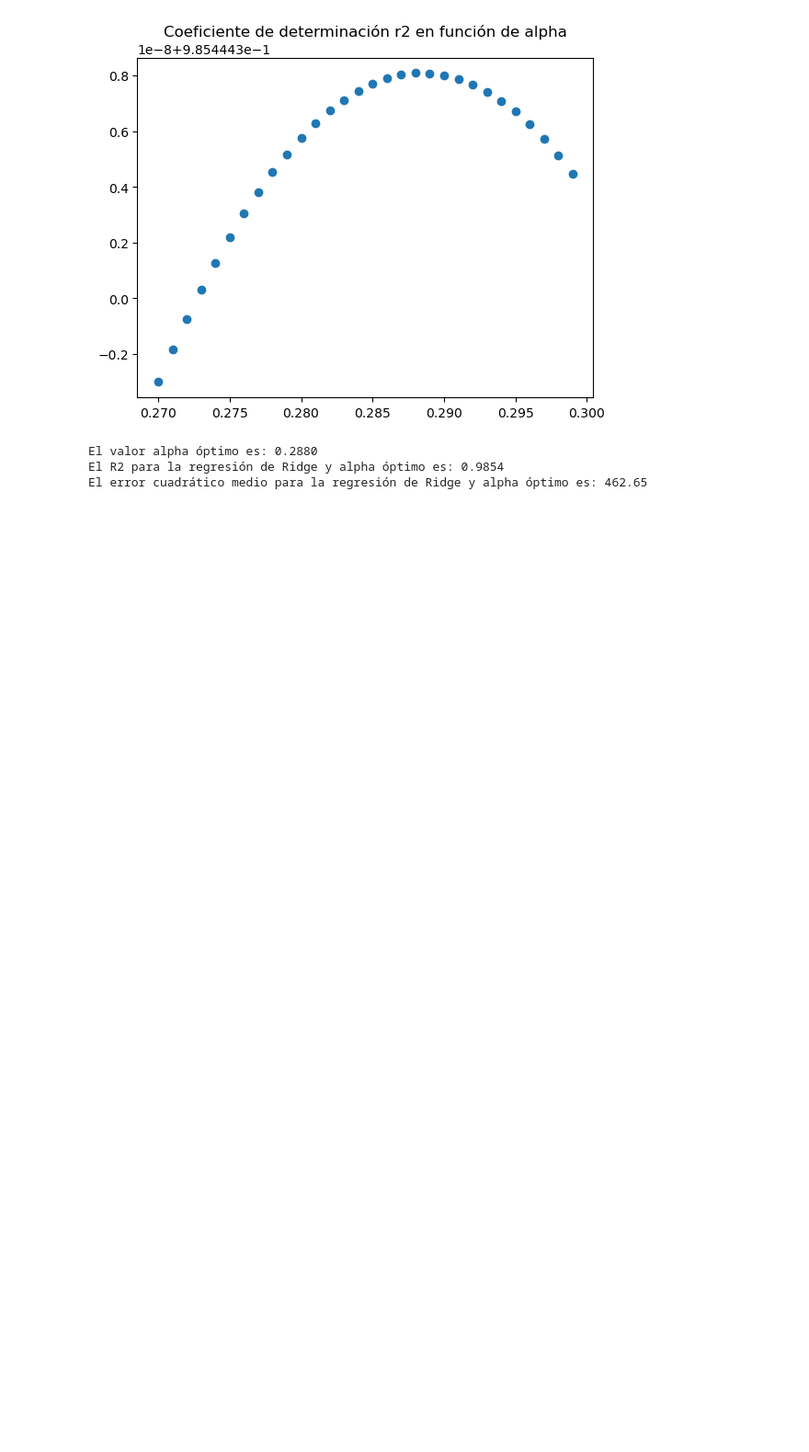
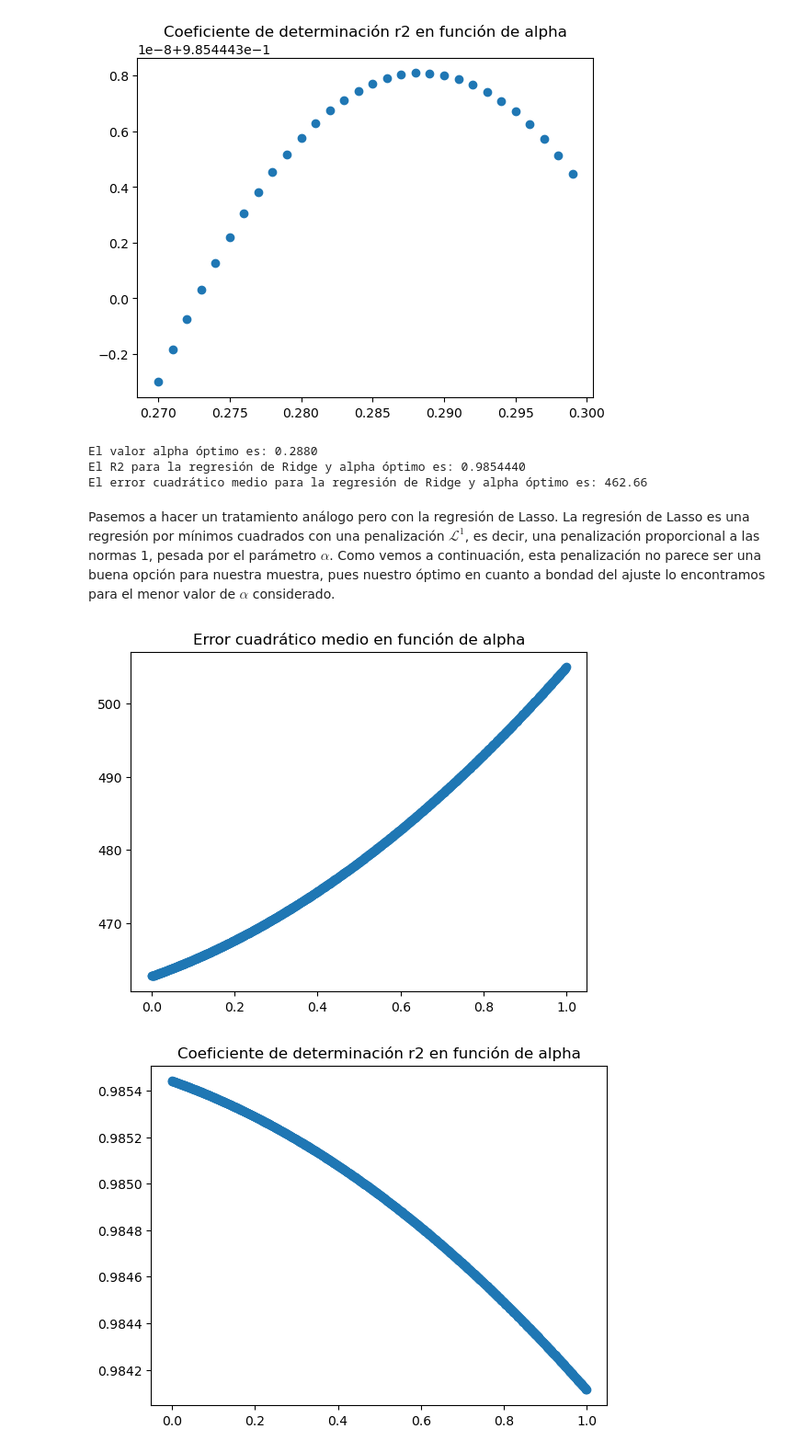
Before and after one commit to goezrro/master_jupyter_lab, a Jupyter notebook: Tec_Mult_ML/lab1/gomez_del_hierro_laboratorio.ipynb, the cells around one changed output. Shown: that part at 92% size. Drawn from its saved outputs; the diff is of its cells as text; code cells hidden in the pictures; blank space fills up the shorter version.

Commit message:
avances casi definitivos en la práctica de regresión (falta sacar el pdf)

```diff
--- a/Tec_Mult_ML/lab1/gomez_del_hierro_laboratorio.ipynb
+++ b/Tec_Mult_ML/lab1/gomez_del_hierro_laboratorio.ipynb
@@ -37,2 +42,2 @@ import matplotlib.pyplot as plt
 # %%
-semilla = 72224274
+semilla = '72224274'
@@ -42,10 +44,10 @@ digitos = [int(str(semilla)[i]) for i in range(len(str(semilla)))]
 # %%
 # definimos las variables de entrada para crear la colección de datos según se indica
-n_samples = 200 + 10 * digitos[0]
-n_features = 10 +  digitos[1] + digitos[2]
-n_informative = 10 + digitos[1]
-noise = 10 * digitos[3]
+n_samples = 200 + 10 * int(semilla[0])
+n_features = 10 +  int(semilla[1]) + int(semilla[2])
+n_informative = 10 + int(semilla[1])
+noise = 10 * int(semilla[3])
 # %%
 # generamos la colección de datos
 X, y = make_regression(n_samples=n_samples, n_features=n_features, n_informative=n_informative,
-                      bias=2, noise=noise, random_state=semilla, shuffle=False)
+                      bias=2, noise=noise, random_state=int(semilla), shuffle=False)
@@ -177,0 +214,11 @@ Podemos repetir la operación anterior excluyendo estas variables de una en una
+# %%
+# obtener residuos sobre la muestra de entrenamiento
+y_pred = reg_ls.predict(X_train)
+residuos = y_train - y_pred
+y_resta = residuos ** 2
+import scipy.stats as stats
+sh_result = stats.shapiro(residuos)
+
+# dar formato a la salida
+print("Test Shapiro-Wilk, p.valor: %5.5f" %(sh_result.pvalue))
+print("Como p.valor > 0.05, no se rechaza la hipótesis nula y se da normalidad en los residuos.")
@@ -275,11 +357,39 @@ mean_error, r2_values = ridge_test(np.arange(0.27,0.30,0.001))
 [figure]
 [figure]
 # %%
-idx_optim = np.argwhere(r2_values == max(r2_values))[0][0]
+idx_optim = np.argwhere(r2_values_ridge == max(r2_values_ridge))[0][0]
+ridge_r2_optim = cp.copy(r2_values[idx_optim])
+ridge_mean_error_optim = cp.copy(mean_error[idx_optim])
 print("El valor alpha óptimo es: {:.4f}".format((np.arange(0.27,0.30,0.001))[idx_optim]))
-print("El R2 para la regresión de Ridge y alpha óptimo es: {:.4f}".format(r2_values[idx_optim]))
+print("El R2 para la regresión de Ridge y alpha óptimo es: {:.7f}".format(r2_values[idx_optim]))
 print("El error cuadrático medio para la regresión de Ridge y alpha óptimo es: {:.2f}".format(mean_error[idx_optim]))
 # %% [output]
 El valor alpha óptimo es: 0.2880
-El R2 para la regresión de Ridge y alpha óptimo es: 0.9854
-El error cuadrático medio para la regresión de Ridge y alpha óptimo es: 462.65
+El R2 para la regresión de Ridge y alpha óptimo es: 0.9854440
+El error cuadrático medio para la regresión de Ridge y alpha óptimo es: 462.66
+# %% [markdown]
+Pasemos a hacer un tratamiento análogo pero con la regresión de Lasso. La regresión de Lasso es una regresión por mínimos cuadrados con una penalización $\mathcal{L}^1$, es decir, una penalización proporcional a las normas 1, pesada por el parámetro $\alpha$. Como vemos a continuación, esta penalización no parece ser una buena opción para nuestra muestra, pues nuestro óptimo en cuanto a bondad del ajuste lo encontramos para el menor valor de $\alpha$ considerado.
+# %%
+"""Lasso linear regression depending on alpha"""
+from sklearn.linear_model import Lasso
+def lasso_test(alpha_list):
+    lasso_mean_error = []
+    lasso_r2 = []
+    for a in alpha_list:
+        lasso_aux = Lasso(alpha=a).fit(df_train[x_columns], y_train)
+        y_pred = lasso_aux.predict(df_test[x_columns])
+        lasso_mean_error.append(mean_squared_error(y_test,y_pred))
+        lasso_r2.append(r2_score(y_test,y_pred))
+    f, ax = plt.subplots()
+    ax.scatter(alpha_list, lasso_mean_error)
+    ax.set_title('Error cuadrático medio en función de alpha')
+    plt.show()
+    f, ax = plt.subplots()
+    ax.scatter(alpha_list, lasso_r2)
+    ax.set_title('Coeficiente de determinación r2 en función de alpha')
+    plt.show()
+    return lasso_mean_error, lasso_r2
+mean_error_lasso, r2_values_lasso = lasso_test(np.arange(0.00001,1,0.001))
+# %% [output]
+[figure, added]
+[figure, added]
```
Also changed, not shown: parts of 28 cells of this notebook, 3 other files.
